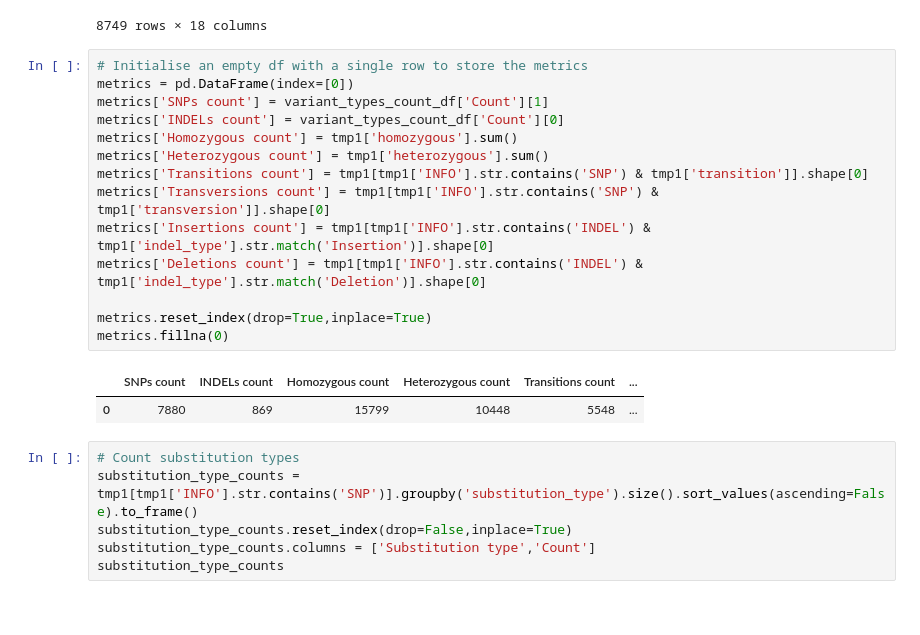
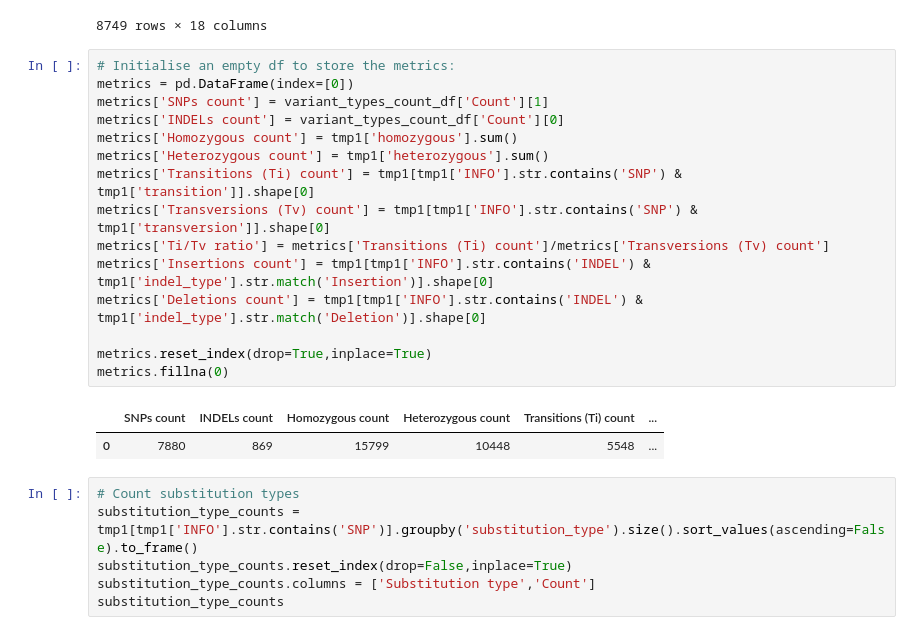
Before and after one commit to AkramMendez/custom_scripts, a Jupyter notebook: python/python_practice.ipynb, the cells around one changed output. Saved outputs shown, nothing was run; the diff lists cells and outputs as text.

```diff
--- a/python/python_practice.ipynb
+++ b/python/python_practice.ipynb
@@ -401,21 +404,22 @@ tmp1
 | 8748 | 20 | 64283606 | . | TTCTC | T | . | PASS | AC=1;AN=6;VT=INDEL | GT | 0|0 | 0|1 | ... |
 8749 rows × 18 columns
 # %%
-# Initialise an empty df with a single row to store the metrics
+# Initialise an empty df to store the metrics:
 metrics = pd.DataFrame(index=[0])
 metrics['SNPs count'] = variant_types_count_df['Count'][1]
 metrics['INDELs count'] = variant_types_count_df['Count'][0]
 metrics['Homozygous count'] = tmp1['homozygous'].sum()
 metrics['Heterozygous count'] = tmp1['heterozygous'].sum()
-metrics['Transitions count'] = tmp1[tmp1['INFO'].str.contains('SNP') & tmp1['transition']].shape[0]
-metrics['Transversions count'] = tmp1[tmp1['INFO'].str.contains('SNP') & tmp1['transversion']].shape[0]
+metrics['Transitions (Ti) count'] = tmp1[tmp1['INFO'].str.contains('SNP') & tmp1['transition']].shape[0]
+metrics['Transversions (Tv) count'] = tmp1[tmp1['INFO'].str.contains('SNP') & tmp1['transversion']].shape[0]
+metrics['Ti/Tv ratio'] = metrics['Transitions (Ti) count']/metrics['Transversions (Tv) count']
 metrics['Insertions count'] = tmp1[tmp1['INFO'].str.contains('INDEL') & tmp1['indel_type'].str.match('Insertion')].shape[0]
 metrics['Deletions count'] = tmp1[tmp1['INFO'].str.contains('INDEL') & tmp1['indel_type'].str.match('Deletion')].shape[0]
 
 metrics.reset_index(drop=True,inplace=True)
 metrics.fillna(0)
 # %% [output]
-|  | SNPs count | INDELs count | Homozygous count | Heterozygous count | Transitions count | ... |
+|  | SNPs count | INDELs count | Homozygous count | Heterozygous count | Transitions (Ti) count | ... |
 | 0 | 7880 | 869 | 15799 | 10448 | 5548 | ... |
 # %%
 # Count substitution types
```
Also changed, not shown: parts of 8 cells of this notebook, 3 other files.
